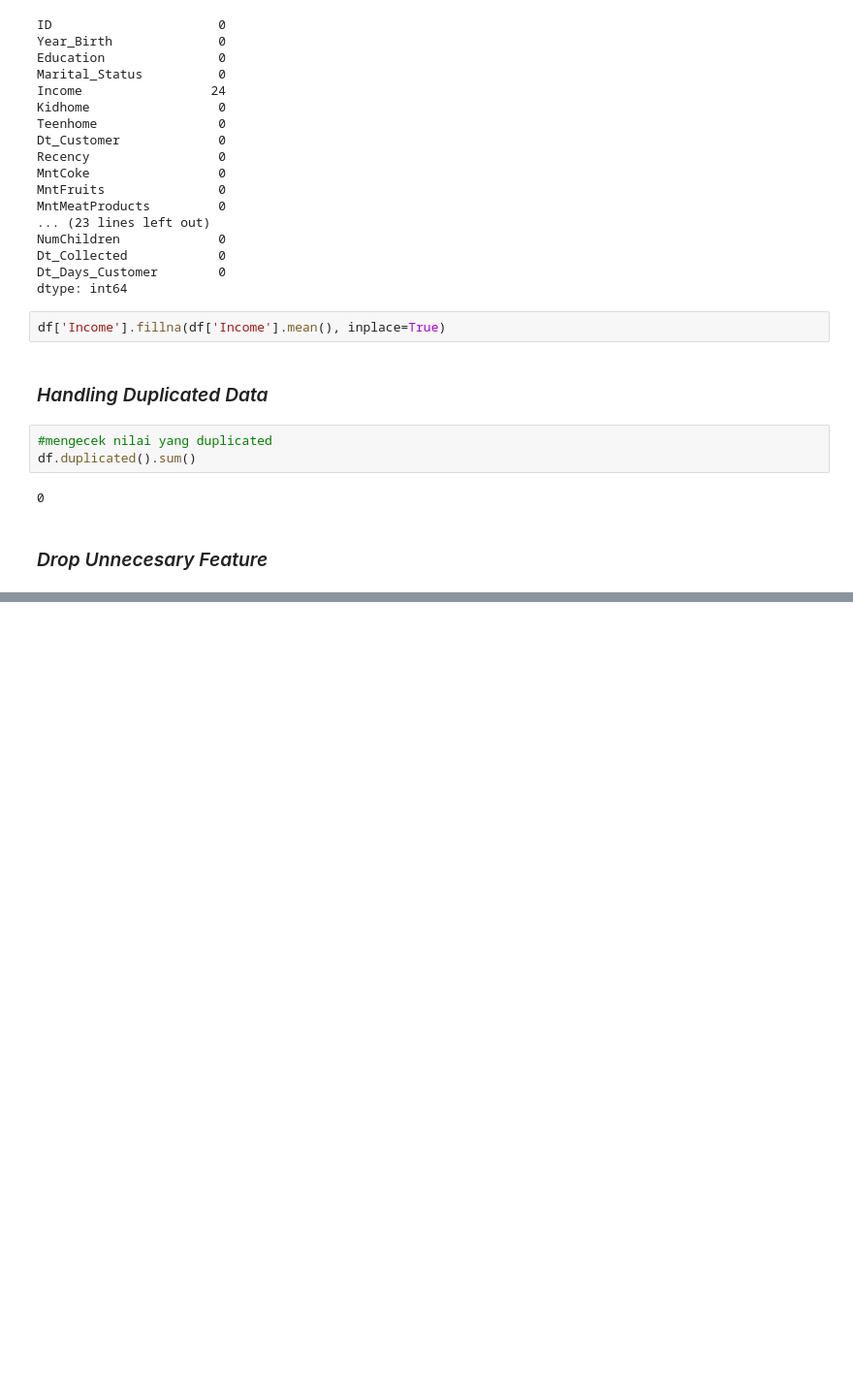
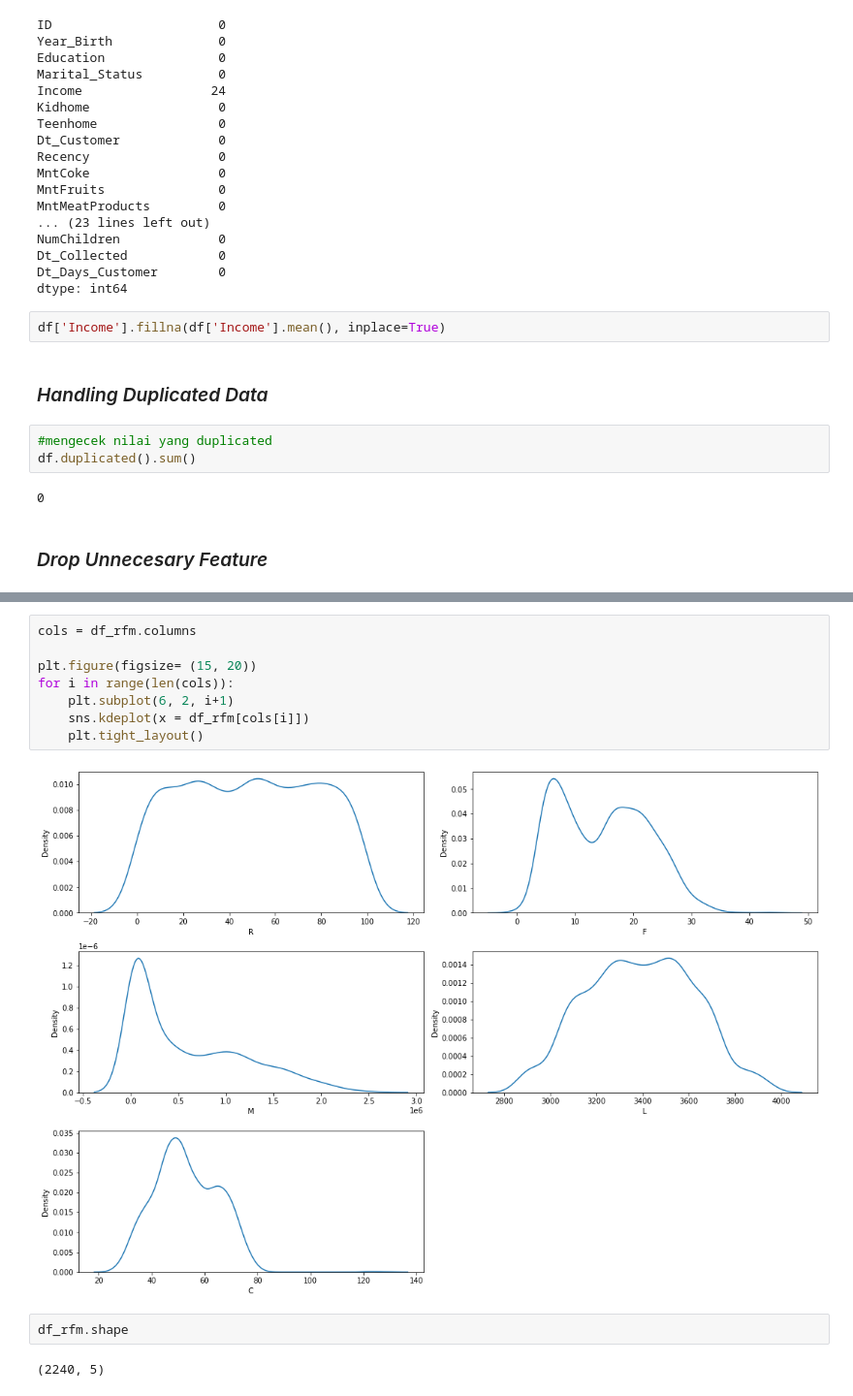
Before and after one commit to zuliusbanget/Predict-Customer-Personality-to-Boost-Marketing-Campaign-by-Using-Machine-Learning, a Jupyter notebook: 2. Data Cleaning and Preprocessing/Week 2.ipynb, the cells around one changed output, grey strips where cells are left out. Shown: that part at 97% size. Drawn from its saved outputs; the diff is of its cells as text; blank space fills up the shorter version.

```diff
--- a/2. Data Cleaning and Preprocessing/Week 2.ipynb
+++ b/2. Data Cleaning and Preprocessing/Week 2.ipynb
@@ -165,0 +224,14 @@ df.drop(['AcceptedCmp1','AcceptedCmp2','AcceptedCmp3','AcceptedCmp4','AcceptedCm
+# %%
+cols = df_rfm.columns
+
+plt.figure(figsize= (15, 20))
+for i in range(len(cols)):
+    plt.subplot(6, 2, i+1)
+    sns.kdeplot(x = df_rfm[cols[i]])
+    plt.tight_layout()
+# %% [output]
+[figure, added]
+# %%
+df_rfm.shape
+# %% [output]
+(2240, 5)
```
Also changed, not shown: parts of 22 cells of this notebook.
